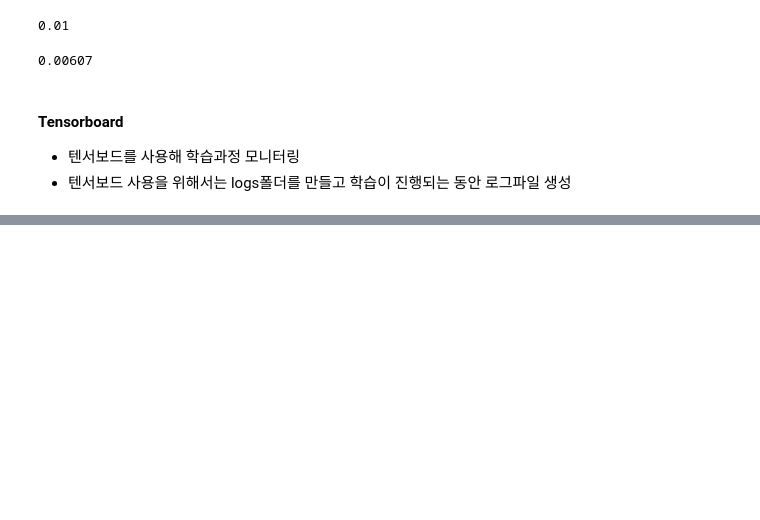
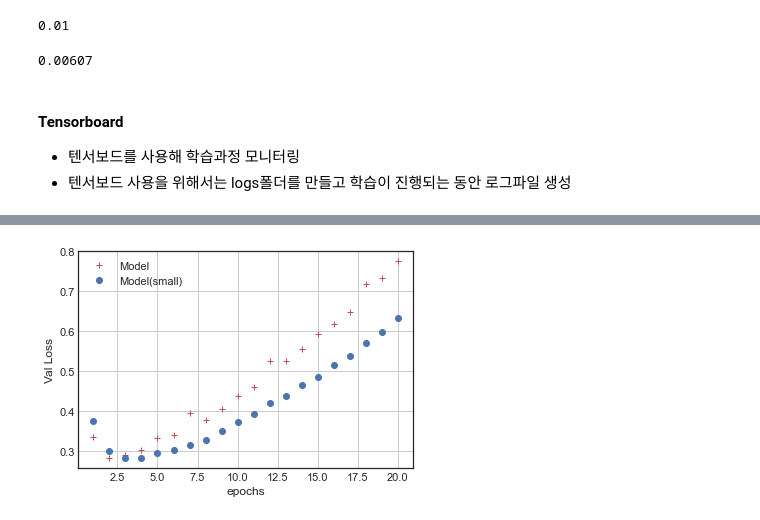
Before and after one commit to dong-hoon-lee/self_study, a Jupyter notebook: tf_txtbook.ipynb, the cells around one changed output, grey strips where cells are left out. Saved outputs shown, nothing was run; the diff lists cells and outputs as text; code cells hidden in the pictures; blank space fills up the shorter version.

```diff
--- a/tf_txtbook.ipynb
+++ b/tf_txtbook.ipynb
@@ -896,0 +1045,12 @@ Epoch 30/30
+# %%
+model_s = Sequential([
+    Dense(8, activation='relu', input_shape=(10000, ), name='input'),
+    Dense(8, activation='relu', name='hidden'),
+    Dense(1, activation='sigmoid', name='output')
+])
+
+model_s.compile(optimizer='rmsprop',
+              loss='binary_crossentropy',
+              metrics=['acc'])
+
+model_s.summary()
@@ -896,0 +1073,2 @@ Epoch 30/30
+# %%
+model_s_hist = model_s.fit(x_train, y_train, epochs=20, batch_size=512, validation_data=(x_test, y_test))
@@ -896,0 +1093,12 @@ Epoch 30/30
+# %%
+model_s_val_loss = model_s_hist.history['val_loss']   # model.history에서 특정한 수치만 가져올 수 있음
+
+plt.plot(epochs, model_val_loss, 'r+', label='Model')
+plt.plot(epochs, model_s_val_loss, 'bo', label='Model(small)')
+plt.xlabel('epochs')
+plt.ylabel('Val Loss')
+plt.legend()
+plt.grid()
+plt.show()
+# %% [output]
+[figure, added]
```
Also changed, not shown: parts of 30 cells of this notebook.
